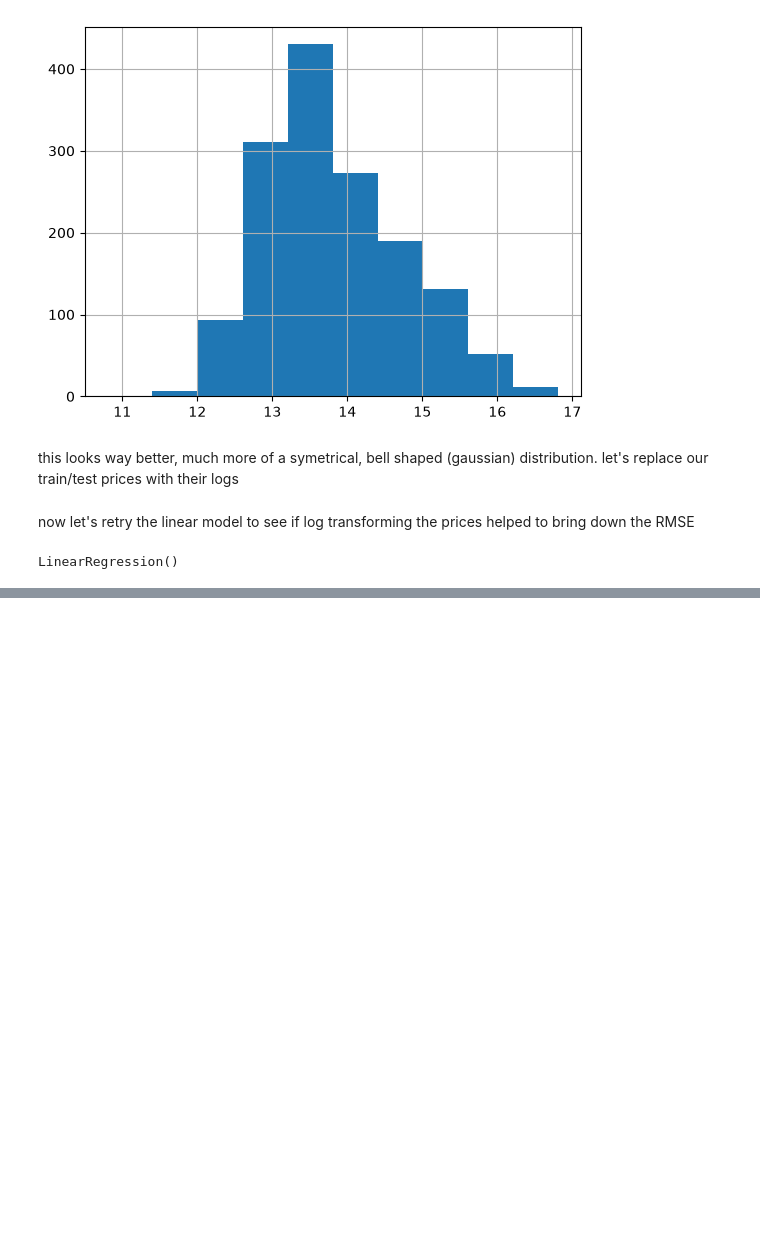
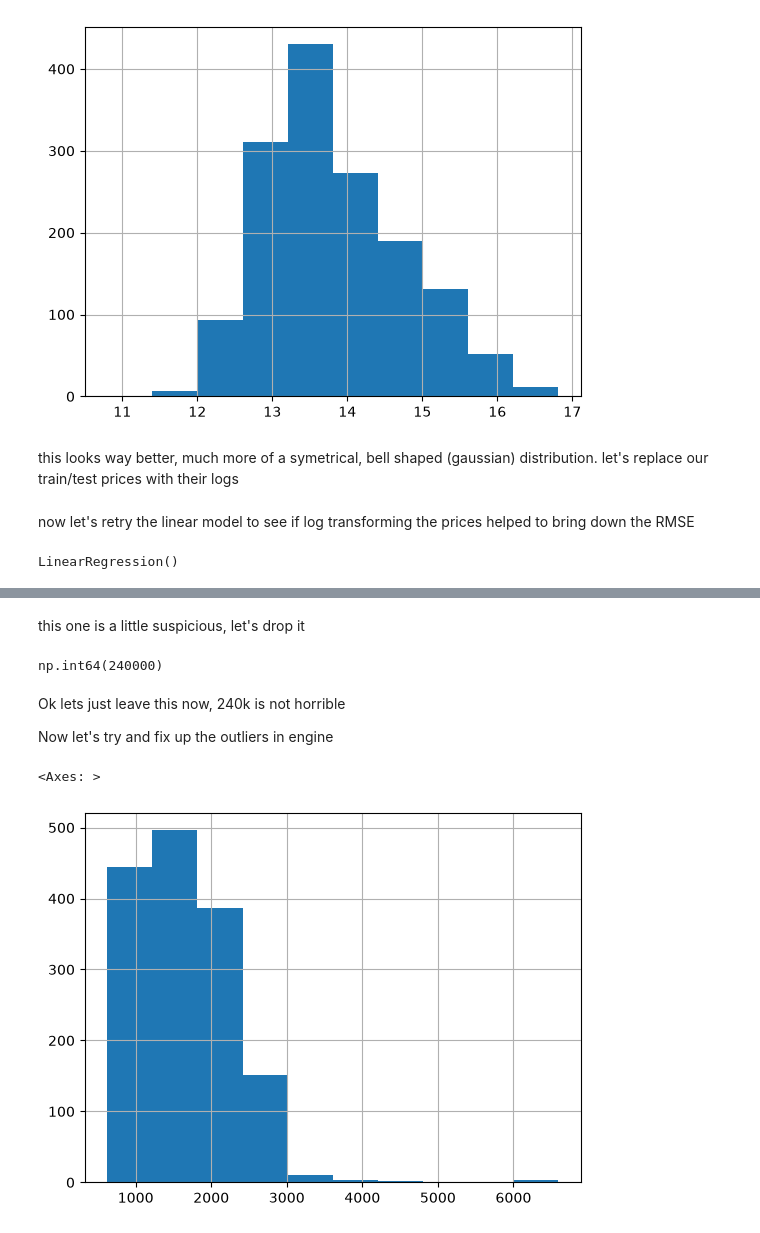
Before and after one commit to zainbabar/vehicle-price-predictor, a Jupyter notebook: vehicle.ipynb, the cells around one changed output, grey strips where cells are left out. Drawn from its saved outputs; the diff is of its cells as text; code cells hidden in the pictures; blank space fills up the shorter version.

```diff
--- a/vehicle.ipynb
+++ b/vehicle.ipynb
@@ -554,0 +589,2 @@ This looks MUCH better, we have a great R2 score and RMSE, looks like the issue
+# %%
+X_train.drop(X_train["Kilometer"].idxmax(), inplace=True)
@@ -554,0 +605,2 @@ This looks MUCH better, we have a great R2 score and RMSE, looks like the issue
+# %%
+X_train.drop(X_train["Kilometer"].idxmax(), inplace=True)
@@ -554,0 +629,17 @@ This looks MUCH better, we have a great R2 score and RMSE, looks like the issue
+# %% [markdown]
+this one is a little suspicious, let's drop it
+# %%
+X_train.drop(X_train["Kilometer"].idxmax(), inplace=True)
+# %%
+X_train["Kilometer"].max()
+# %% [output]
+np.int64(240000)
+# %% [markdown]
+Ok lets just leave this now, 240k is not horrible
+
+Now let's try and fix up the outliers in engine
+# %%
+X_train["Engine"].hist()
+# %% [output]
+<Axes: >
+[figure, added]
```
Also changed, not shown: parts of 35 cells of this notebook.
